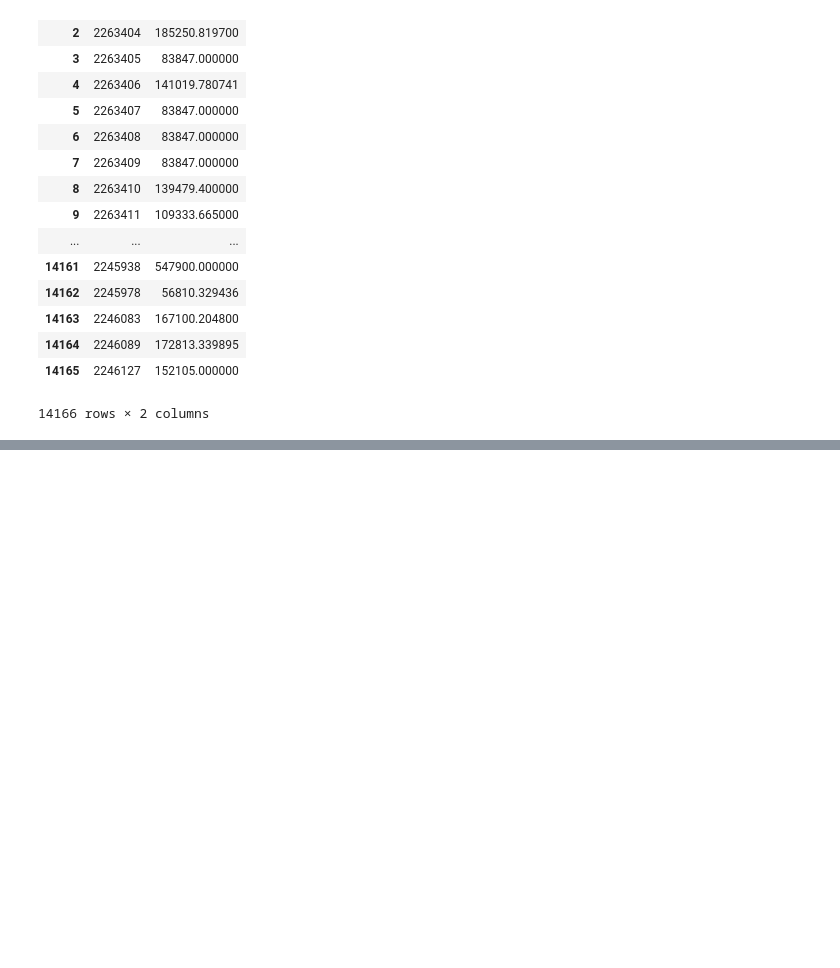
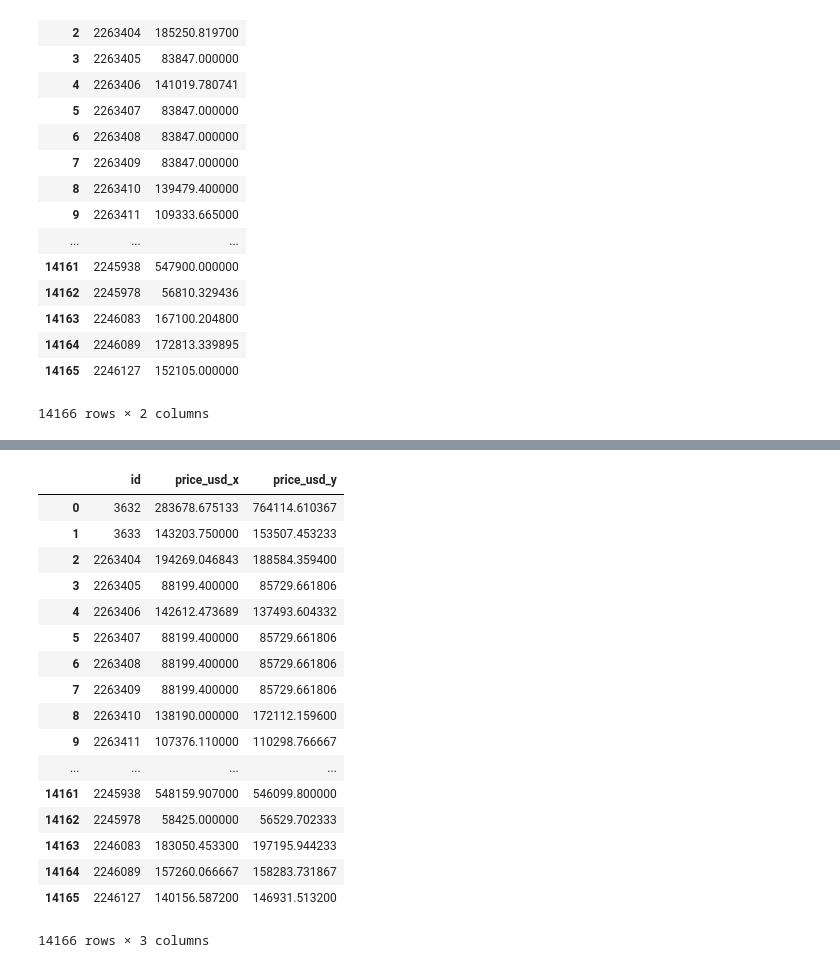
Before and after one commit to NicoGallegos/tpdatos, a Jupyter notebook: TP 2 2.0.ipynb, the cells around one changed output, grey strips where cells are left out. Cells and saved outputs as stored; diff of their text form; code cells hidden in the pictures; blank space fills up the shorter version.

```diff
--- a/TP 2 2.0.ipynb
+++ b/TP 2 2.0.ipynb
@@ -566,0 +599,5 @@ print(model.predict(unoCualquiera))
+# %%
+archivo2 = pd.DataFrame()
+archivo2['id'] = datosForTesting.loc[:,['id']]
+archivo2['price_usd'] = prueba2
+archivo2
@@ -566,0 +625,13 @@ print(model.predict(unoCualquiera))
+# %%
+#No hubo mejoras con respecto a la prueba 1, vuelvo a filtrar los nulos
+#tercera estimacion al set de prueba
+terceraPrueba = datosForTesting.loc[:, ['lat', 'lon', 'surface_total_in_m2', 'surface_covered_in_m2', 'EsCasa',\
+                                       'EsDpto', 'EsPH']]
+datosPrueba3 = datosSinNull.loc[:, ['lat', 'lon', 'surface_total_in_m2', 'surface_covered_in_m2', 'EsCasa',\
+                                       'EsDpto', 'EsPH']]
+RFRModel = RandomForestRegressor(n_estimators=100, max_features='sqrt')
+
+x_train, x_test, y_train, y_test = train_test_split(datosPrueba3, datosSinNull['price_aprox_usd'], test_size=0.2)
+RFRModel.fit(x_train, y_train)
+prueba3 = RFRModel.predict(imp.fit_transform(terceraPrueba))
+prueba3
@@ -566,0 +641,5 @@ print(model.predict(unoCualquiera))
+# %%
+archivo3 = pd.DataFrame()
+archivo3['id'] = datosForTesting.loc[:,['id']]
+archivo3['price_usd'] = prueba3
+archivo3
@@ -566,0 +667,21 @@ print(model.predict(unoCualquiera))
+# %%
+archivo3.merge(archivo2, how='inner', left_on='id', right_on='id')
+# %% [output]
+|  | id | price_usd_x | price_usd_y |
+| 0 | 3632 | 283678.675133 | 764114.610367 |
+| 1 | 3633 | 143203.750000 | 153507.453233 |
+| 2 | 2263404 | 194269.046843 | 188584.359400 |
+| 3 | 2263405 | 88199.400000 | 85729.661806 |
+| 4 | 2263406 | 142612.473689 | 137493.604332 |
+| 5 | 2263407 | 88199.400000 | 85729.661806 |
+| 6 | 2263408 | 88199.400000 | 85729.661806 |
+| 7 | 2263409 | 88199.400000 | 85729.661806 |
+| 8 | 2263410 | 138190.000000 | 172112.159600 |
+| 9 | 2263411 | 107376.110000 | 110298.766667 |
+| ... | ... | ... | ... |
+| 14161 | 2245938 | 548159.907000 | 546099.800000 |
+| 14162 | 2245978 | 58425.000000 | 56529.702333 |
+| 14163 | 2246083 | 183050.453300 | 197195.944233 |
+| 14164 | 2246089 | 157260.066667 | 158283.731867 |
+| 14165 | 2246127 | 140156.587200 | 146931.513200 |
+14166 rows × 3 columns
```
Also changed, not shown: parts of 42 cells of this notebook.
